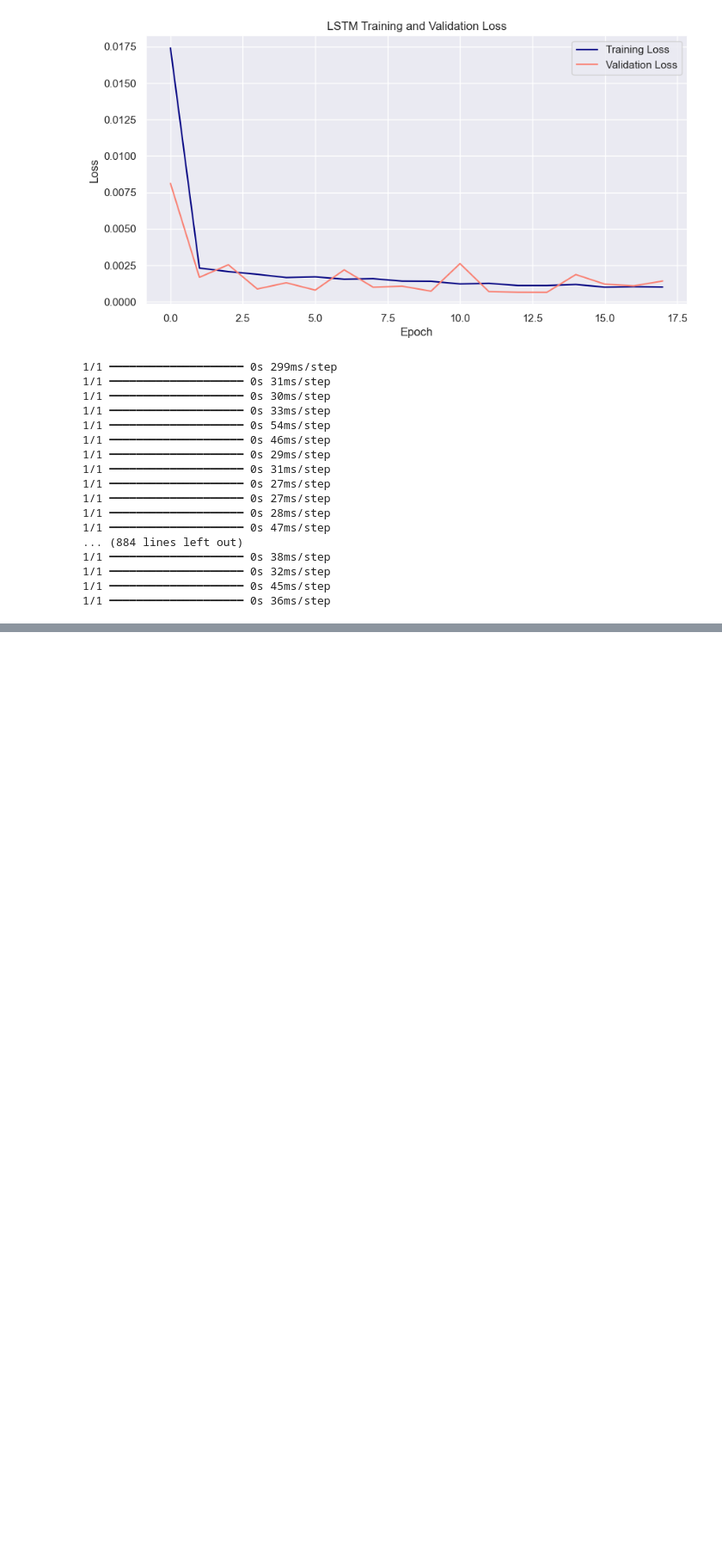
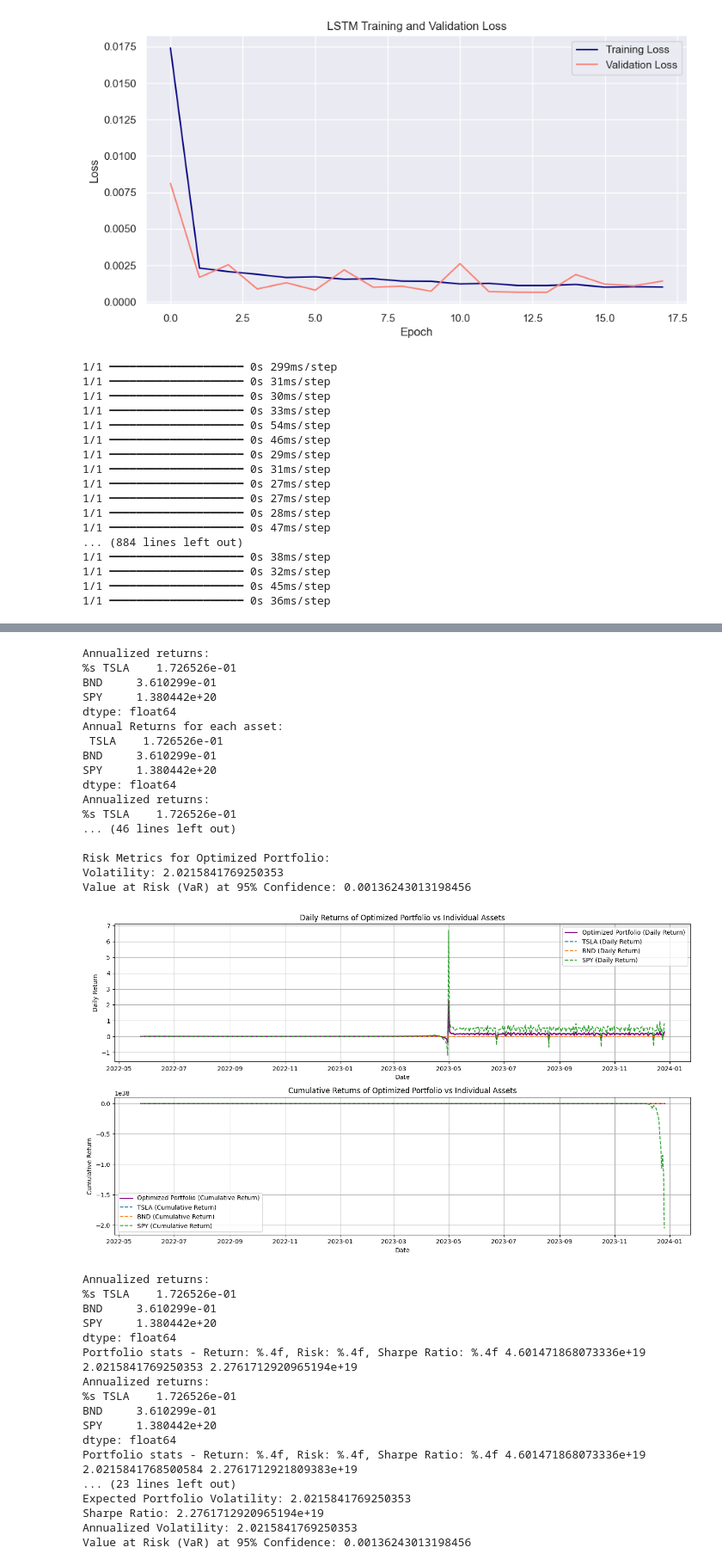
Before and after one commit to WildCayote/GMF-Investments-Portfolio-Management, a Jupyter notebook: notebooks/optimization.ipynb, the cells around one changed output, grey strips where cells are left out. Shown: that part at 86% size. Cells and saved outputs as stored; diff of their text form; code cells hidden in the pictures; blank space fills up the shorter version.

Commit message:
Feat: Optimized the portfolio

```diff
--- a/notebooks/optimization.ipynb
+++ b/notebooks/optimization.ipynb
@@ -193,0 +198,8 @@ Epoch 18/50
+# %%
+# Define path to forecasted data
+path = '../data'
+tsla = f'{path}/TSLA-predictions.csv'
+bnd = f'{path}/BND-predictions.csv'
+spy = f'{path}/SPY-predictions.csv'
+
+optimizer = PortfolioOptimizer(tsla, bnd, spy)
@@ -193,0 +209,70 @@ Epoch 18/50
+# %%
+# Calculate annual returns for each asset
+annual_returns = optimizer.calculate_annual_returns()
+print("Annual Returns for each asset:\n", annual_returns)
+
+# Get portfolio statistics for current weights (initially set to equal weights)
+initial_portfolio_stats = optimizer.portfolio_statistics(optimizer.weights)
+print("\nInitial Portfolio Statistics:")
+print(f"Expected Return: {initial_portfolio_stats[0]}")
+print(f"Risk (Volatility): {initial_portfolio_stats[1]}")
+print(f"Sharpe Ratio: {initial_portfolio_stats[2]}")
+
+# Optimize portfolio weights to maximize Sharpe Ratio
+optimal_results = optimizer.optimize_portfolio()
+print("\nOptimized Portfolio Results:")
+print(f"Optimal Weights: {optimal_results['weights']}")
+print(f"Expected Return: {optimal_results['return']}")
+print(f"Risk (Volatility): {optimal_results['risk']}")
+print(f"Sharpe Ratio: {optimal_results['sharpe_ratio']}")
+
+# Calculate and print risk metrics for the optimized portfolio
+risk_metrics = optimizer.risk_metrics()
+print("\nRisk Metrics for Optimized Portfolio:")
+print(f"Volatility: {risk_metrics['volatility']}")
+print(f"Value at Risk (VaR) at 95% Confidence: {risk_metrics['VaR_95']}")
+
+# Visualize the portfolio performance over time
+optimizer.visualize_portfolio_performance()
+
+# Generate and print a summary of the portfolio's performance metrics
+portfolio_summary = optimizer.summary()
+print("\nPortfolio Summary:")
+for key, value in portfolio_summary.items():
+    print(f"{key}: {value}")
+# %% [output]
+Annualized returns:
+%s TSLA    1.726526e-01
+BND     3.610299e-01
+SPY     1.380442e+20
+dtype: float64
+Annual Returns for each asset:
+ TSLA    1.726526e-01
+BND     3.610299e-01
+SPY     1.380442e+20
+dtype: float64
+Annualized returns:
+%s TSLA    1.726526e-01
+... (46 lines left out)
+
+Risk Metrics for Optimized Portfolio:
+Volatility: 2.0215841769250353
+Value at Risk (VaR) at 95% Confidence: 0.00136243013198456
+[figure, added]
+Annualized returns:
+%s TSLA    1.726526e-01
+BND     3.610299e-01
+SPY     1.380442e+20
+dtype: float64
+Portfolio stats - Return: %.4f, Risk: %.4f, Sharpe Ratio: %.4f 4.601471868073336e+19 2.0215841769250353 2.2761712920965194e+19
+Annualized returns:
+%s TSLA    1.726526e-01
+BND     3.610299e-01
+SPY     1.380442e+20
+dtype: float64
+Portfolio stats - Return: %.4f, Risk: %.4f, Sharpe Ratio: %.4f 4.601471868073336e+19 2.0215841768500584 2.2761712921809383e+19
+... (23 lines left out)
+Expected Portfolio Volatility: 2.0215841769250353
+Sharpe Ratio: 2.2761712920965194e+19
+Annualized Volatility: 2.0215841769250353
+Value at Risk (VaR) at 95% Confidence: 0.00136243013198456
```
Also changed, not shown: parts of 3 cells of this notebook.
